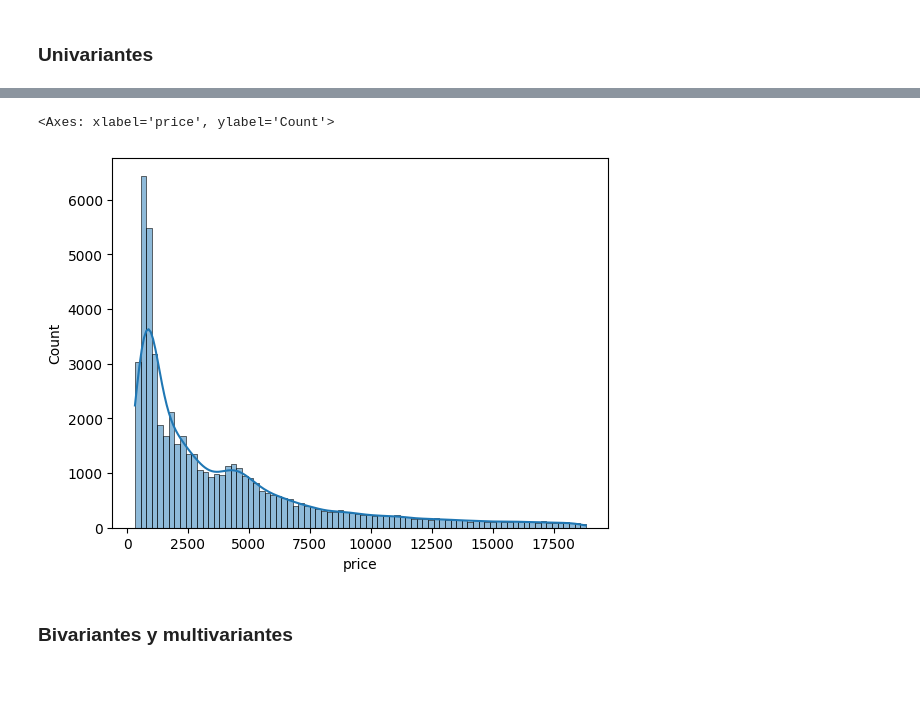
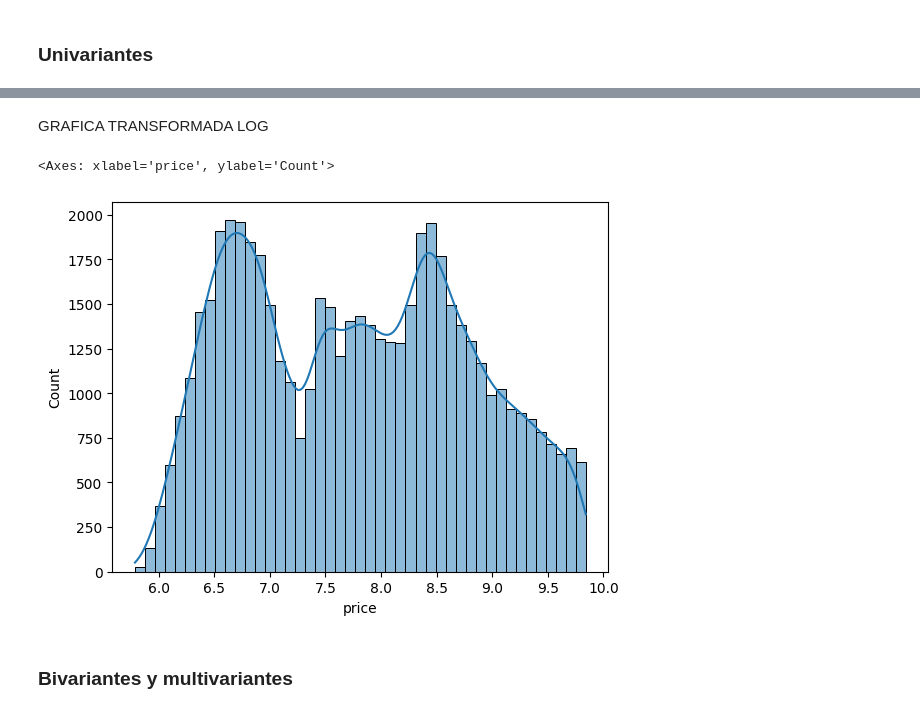
Before and after one commit to promav/PoyectosBootcamp, a Jupyter notebook: Mod3/m3_Pablo_Romero_Avila.ipynb, the cells around one changed output, grey strips where cells are left out. Saved outputs shown, nothing was run; the diff lists cells and outputs as text; code cells hidden in the pictures; blank space fills up the shorter version.

```diff
--- a/Mod3/m3_Pablo_Romero_Avila.ipynb
+++ b/Mod3/m3_Pablo_Romero_Avila.ipynb
@@ -206,5 +206,9 @@ memory usage: 2.6 MB
 * ### price_iva
 # %%
 df['price_iva'] = df['price'].apply(lambda x : 1.21*x)
+cols = df.columns.to_list()
+cols.remove('price_iva')
+cols.insert(cols.index('price')+1, 'price_iva')
+df = df[cols]
 df.head()
 # %% [output]
@@ -308,0 +356,4 @@ df.groupby('clarity')[['carat', 'depth', 'table', 'price']].agg(['mean', 'max',
+# %%
+prices_log = np.log(df['price'])
+
+#La grafica la pongo en la parte EDAS
@@ -313,8 +411,10 @@ df.groupby('clarity')[['carat', 'depth', 'table', 'price']].agg(['mean', 'max',
+# %% [markdown]
+GRAFICA TRANSFORMADA LOG
 # %%
-sns.histplot(df, x='price', kde=True)
+sns.histplot(x=prices_log, kde=True)
 # %% [output]
 <Axes: xlabel='price', ylabel='Count'>
-[figure, old version]
+[figure, new version]
 # %% [markdown]
 ### Bivariantes y multivariantes
 # %%
```
Also changed, not shown: parts of 21 cells of this notebook.
